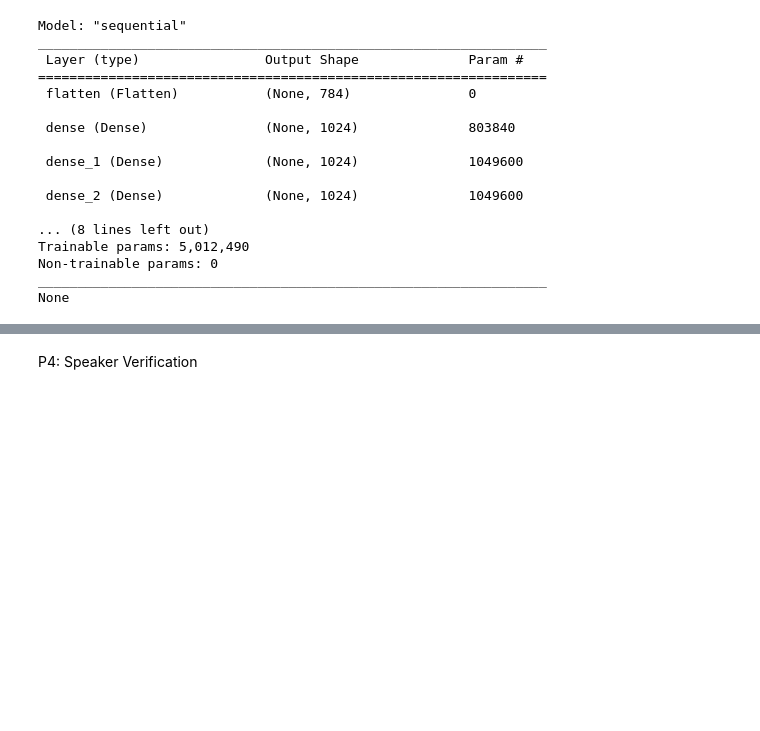
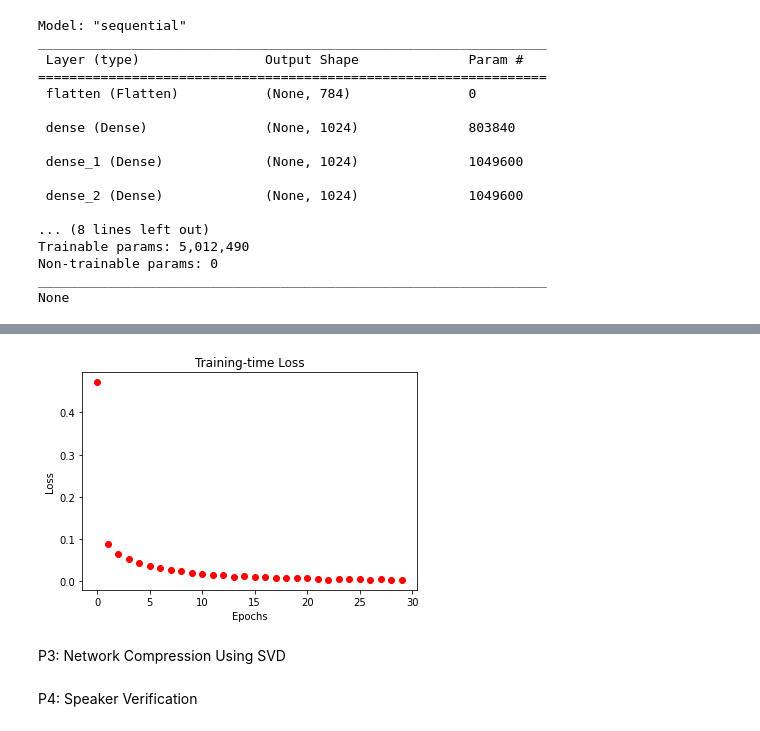
Before and after one commit to ram130849/Deep_Learning_Systems, a Jupyter notebook: TensorFlow/Ramki/E533_DLS_Assignment4.ipynb, the cells around one changed output, grey strips where cells are left out. Cells and saved outputs as stored; diff of their text form; code cells hidden in the pictures; blank space fills up the shorter version.

```diff
--- a/TensorFlow/Ramki/E533_DLS_Assignment4.ipynb
+++ b/TensorFlow/Ramki/E533_DLS_Assignment4.ipynb
@@ -170,0 +256,24 @@ plt.show()
+# %%
+bias = [None]*10
+bias[1] = B1
+bias[3] = B2
+bias[5] = B3
+bias[7] = B4
+bias[9] = B5
+temp_bias = []
+for i in range(1,len(model1.layers)-1):
+    temp_bias.append(model1.layers[i].bias)
+bias[0] = temp_bias[0]
+bias[2] = temp_bias[2]
+bias[4] = temp_bias[4]
+bias[6] = temp_bias[6]
+bias[8] = temp_bias[8]
+# %%
+for i in range(len(weights)):
+  model1.layers[i+1].set_weights([weights[i],bias[i]])
+# %%
+model1.compile(optimizer=tf.keras.optimizers.Adam(learning_rate=0.0001),
+               loss = tf.losses.SparseCategoricalCrossentropy(from_logits=False),
+               metrics=['accuracy'])
+# %%
+history1 = model1.fit(x_train,y_train,epochs = 30, batch_size = 128 )
@@ -171,3 +304,13 @@ plt.show()
+# %%
+plt.plot(history1.history['loss'],'bo',color='red')
+plt.ylabel("Loss")
+plt.xlabel("Epochs")
+plt.title("Training-time Loss")
+plt.show()
+# %% [output]
+[figure, added]
+# %% [markdown]
+P3:  Network Compression Using SVD
 # %% [markdown]
 P4: Speaker Verification
 # %%
```
Also changed, not shown: parts of 16 cells of this notebook.
